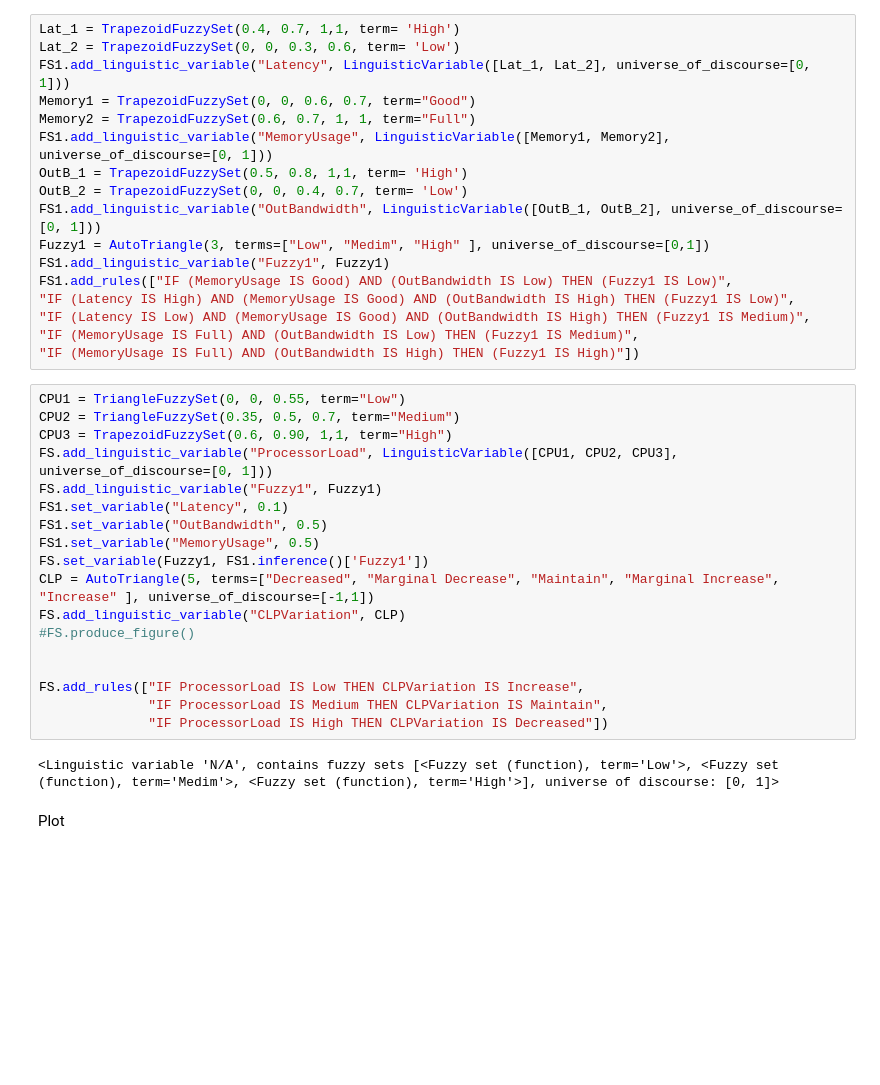
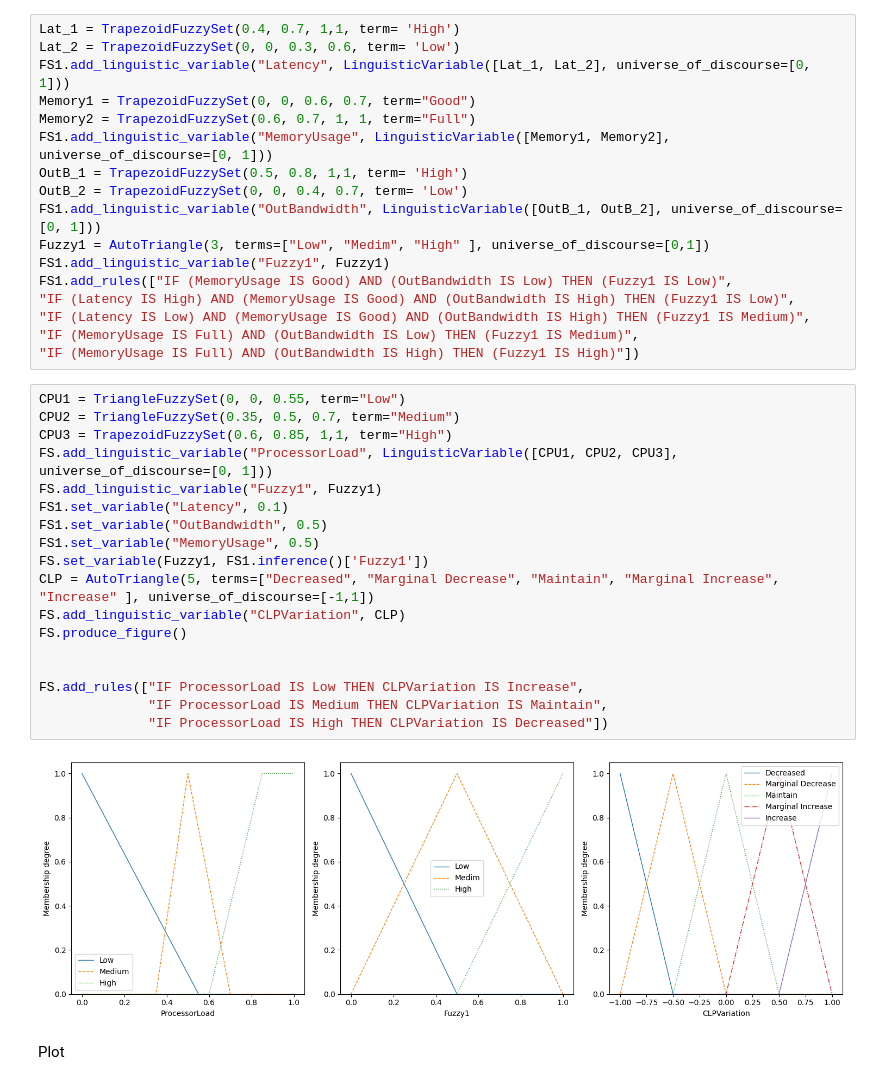
Before and after one commit to RodsCoimbra/Cinte, a Jupyter notebook: Projeto/Projeto2.ipynb, the cells around one changed output. Saved outputs shown, nothing was run; the diff lists cells and outputs as text; blank space fills up the shorter version.

```diff
--- a/Projeto/Projeto2.ipynb
+++ b/Projeto/Projeto2.ipynb
@@ -85,23 +142,23 @@ FS1.add_rules(["IF (MemoryUsage IS Good) AND (OutBandwidth IS Low) THEN (Fuzzy1
 # %%
 CPU1 = TriangleFuzzySet(0, 0, 0.55, term="Low")
 CPU2 = TriangleFuzzySet(0.35, 0.5, 0.7, term="Medium")
-CPU3 = TrapezoidFuzzySet(0.6, 0.90, 1,1, term="High")
+CPU3 = TrapezoidFuzzySet(0.6, 0.85, 1,1, term="High")
 FS.add_linguistic_variable("ProcessorLoad", LinguisticVariable([CPU1, CPU2, CPU3], universe_of_discourse=[0, 1]))
 FS.add_linguistic_variable("Fuzzy1", Fuzzy1)
 FS1.set_variable("Latency", 0.1)
 FS1.set_variable("OutBandwidth", 0.5)
 FS1.set_variable("MemoryUsage", 0.5)
 FS.set_variable(Fuzzy1, FS1.inference()['Fuzzy1'])
 CLP = AutoTriangle(5, terms=["Decreased", "Marginal Decrease", "Maintain", "Marginal Increase", "Increase" ], universe_of_discourse=[-1,1])
 FS.add_linguistic_variable("CLPVariation", CLP)
-#FS.produce_figure()
+FS.produce_figure()
 
 
 FS.add_rules(["IF ProcessorLoad IS Low THEN CLPVariation IS Increase",
               "IF ProcessorLoad IS Medium THEN CLPVariation IS Maintain",
               "IF ProcessorLoad IS High THEN CLPVariation IS Decreased"])
 # %% [output]
-<Linguistic variable 'N/A', contains fuzzy sets [<Fuzzy set (function), term='Low'>, <Fuzzy set (function), term='Medim'>, <Fuzzy set (function), term='High'>], universe of discourse: [0, 1]>
+[figure, added]
 # %% [markdown]
 Plot
 # %%
```
Also changed, not shown: parts of 11 cells of this notebook, 1 other file.
